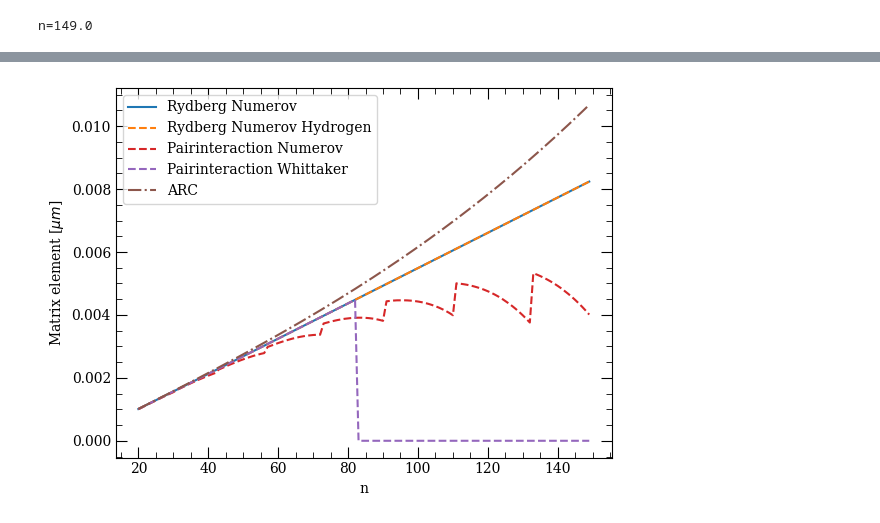
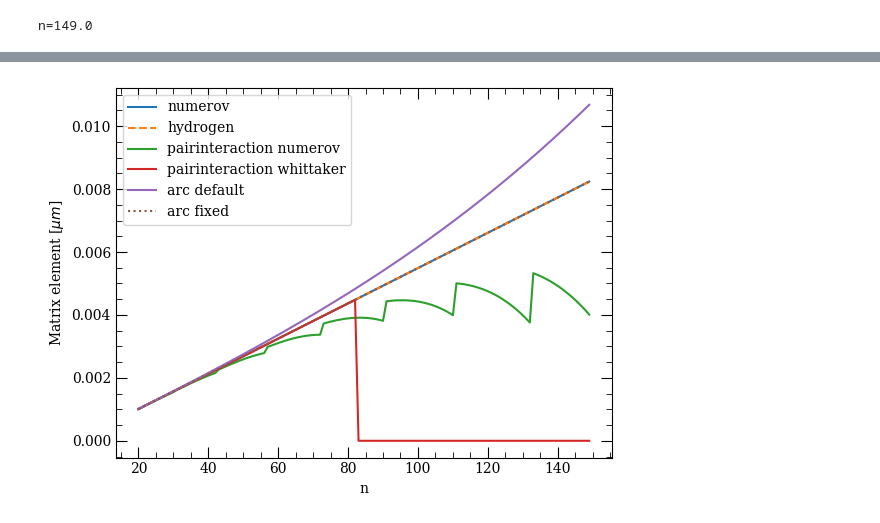
Before and after one commit to pairinteraction/ryd-numerov, a Jupyter notebook: docs/examples/benchmark_circular_matrixelements.ipynb, the cells around one changed output, grey strips where cells are left out. Cells and saved outputs as stored; diff of their text form; code cells hidden in the pictures.

```diff
--- a/docs/examples/benchmark_circular_matrixelements.ipynb
+++ b/docs/examples/benchmark_circular_matrixelements.ipynb
@@ -24,4 +25,6 @@ dn, dl, dj, dm = (3, 1, 0, 0)
 
 qn1_list = np.array([(n1, n1 - 1, n1 - 0.5, n1 - 0.5) for n1 in range(20, 150)])
 qn2_list = np.array([(n + dn, l + dl, j + dj, m + dm) for n, l, j, m in qn1_list])
+# %%
+matrixelements = {}
 # %%
@@ -70,27 +72,28 @@ from pairinteraction import pireal as pi
 
 os.makedirs("./.pairinteraction_cache/", exist_ok=True)
 cache = pi.MatrixElementCache("./.pairinteraction_cache/")
+
+# Pairinteraction Numerov
 cache.setMethod(pi.NUMEROV)
-
-matrixelements_pi_numerov = []
+matrixelements["pairinteraction numerov"] = []
 for qn1, qn2 in zip(qn1_list, qn2_list):
     print(f"n={qn1[0]}", end="\r")
     state_i = pi.StateOne("Rb", int(qn1[0]), int(qn1[1]), qn1[2], qn1[3])
     state_f = pi.StateOne("Rb", int(qn2[0]), int(qn2[1]), qn2[2], qn2[3])
-    matrixelements_pi_numerov.append(cache.getRadial(state_f, state_i, 1))
+    matrixelements["pairinteraction numerov"].append(cache.getRadial(state_f, state_i, 1))
 
-matrixelements_pi_numerov = np.array(matrixelements_pi_numerov, dtype=float)
+matrixelements["pairinteraction numerov"] = np.array(matrixelements["pairinteraction numerov"], dtype=float)
 
+# Pairinteraction Whittaker
 cache.setMethod(pi.WHITTAKER)
-
-matrixelements_pi_whittaker = []
+matrixelements["pairinteraction whittaker"] = []
 for qn1, qn2 in zip(qn1_list, qn2_list):
     print(f"n={qn1[0]}", end="\r")
     state_i = pi.StateOne("Rb", int(qn1[0]), int(qn1[1]), qn1[2], qn1[3])
     state_f = pi.StateOne("Rb", int(qn2[0]), int(qn2[1]), qn2[2], qn2[3])
-    matrixelements_pi_whittaker.append(cache.getRadial(state_f, state_i, 1))
+    matrixelements["pairinteraction whittaker"].append(cache.getRadial(state_f, state_i, 1))
 
-matrixelements_pi_whittaker = np.array(matrixelements_pi_whittaker, dtype=float)
+matrixelements["pairinteraction whittaker"] = np.array(matrixelements["pairinteraction whittaker"], dtype=float)
 # %% [output]
 n=149.0
 # %%
@@ -98,13 +101,14 @@ import arc
 
 atom = arc.Rubidium87()
 
-matrixelements_arc = []
+# ARC default
+matrixelements["arc default"] = []
 for qn1, qn2 in zip(qn1_list, qn2_list):
     print(f"n={qn1[0]}", end="\r")
     v = atom.getRadialMatrixElement(int(qn1[0]), int(qn1[1]), qn1[2], int(qn2[0]), int(qn2[1]), qn2[2])
-    matrixelements_arc.append(v)
+    matrixelements["arc default"].append(v)
 
-matrixelements_arc = np.array(matrixelements_arc, dtype=float)
-matrixelements_arc *= ureg.Quantity(1, "bohr_radius").to("micrometer").magnitude
+matrixelements["arc default"] = np.array(matrixelements["arc default"], dtype=float)
+matrixelements["arc default"] *= ureg.Quantity(1, "bohr_radius").to("micrometer").magnitude
 # %% [output]
 n=149.0
@@ -111,15 +157,17 @@ n=149.0
 # %%
 n_list = qn1_list[:, 0]
+ls_dict = {"hydrogen": "--", "arc fixed": ":"}
 
 fig, ax = plt.subplots()
-ax.plot(n_list, matrixelements, "C0-", label="Rydberg Numerov")
-ax.plot(n_list, matrixelements, "C1--", label="Rydberg Numerov Hydrogen")
-ax.plot(n_list, matrixelements_pi_numerov, "C3--", label="Pairinteraction Numerov")
-ax.plot(n_list, matrixelements_pi_whittaker, "C4--", label="Pairinteraction Whittaker")
-ax.plot(n_list, matrixelements_arc, "C5-.", label="ARC")
+
+for key, values in matrixelements.items():
+    ls = ls_dict.get(key, "-")
+    ax.plot(n_list, values, ls=ls, label=key)
+
 ax.set_xlabel("n")
 ax.set_ylabel(r"Matrix element [$\mu m$]")
+
 ax.legend()
 plt.show()
 # %% [output]
-[figure, old version]
+[figure, new version]
```
Also changed, not shown: parts of 4 cells of this notebook, 1 other file.
